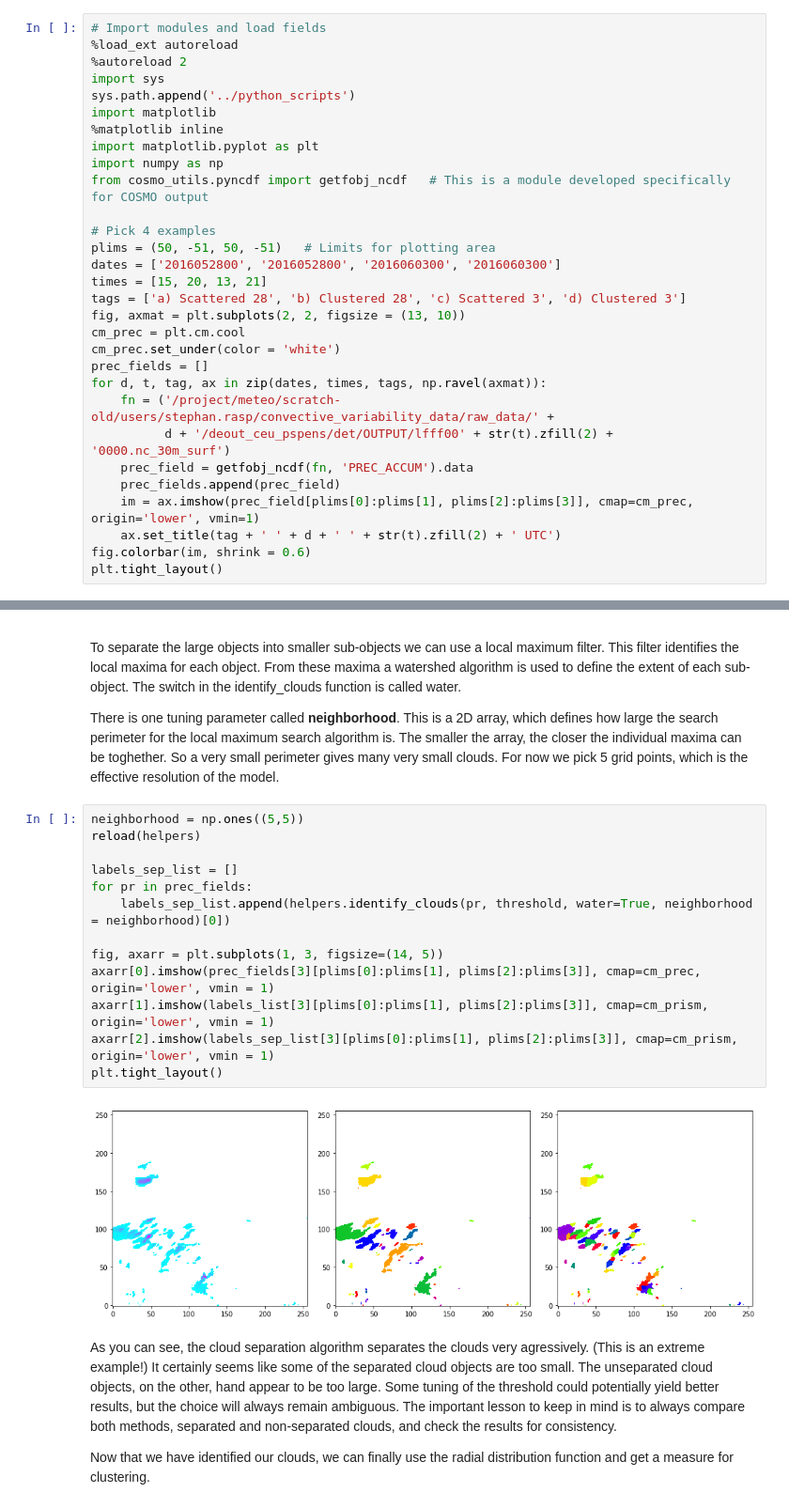
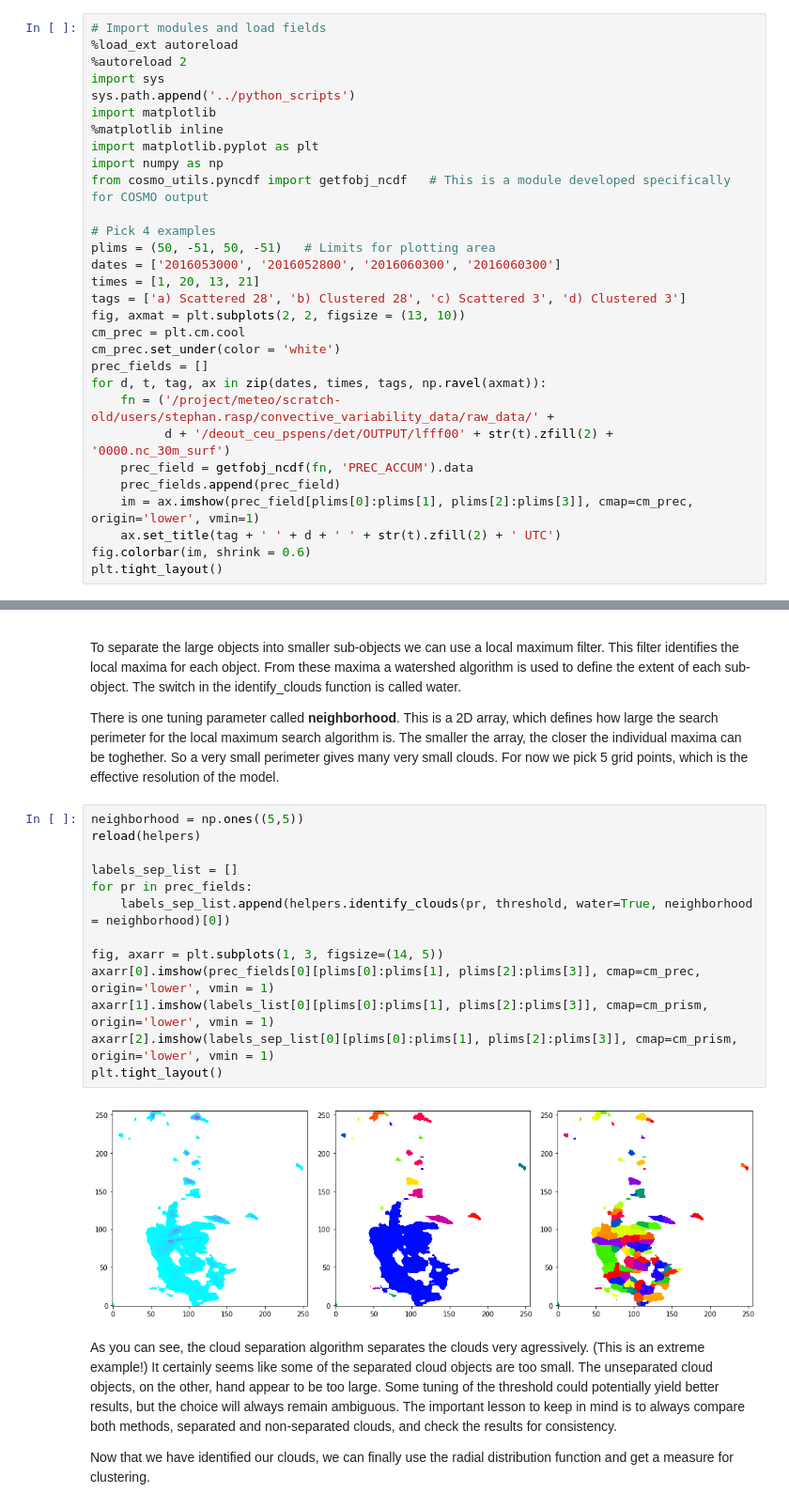
Before and after one commit to raspstephan/convective_variability_analysis, a Jupyter notebook: jupyter_notebooks/clustering_rdf.ipynb, the cells around one changed output, grey strips where cells are left out. Shown: that part at 94% size. Saved outputs shown, nothing was run; the diff lists cells and outputs as text.

```diff
--- a/jupyter_notebooks/clustering_rdf.ipynb
+++ b/jupyter_notebooks/clustering_rdf.ipynb
@@ -27,8 +35,8 @@ from cosmo_utils.pyncdf import getfobj_ncdf   # This is a module developed speci
 
 # Pick 4 examples
 plims = (50, -51, 50, -51)   # Limits for plotting area
-dates = ['2016052800', '2016052800', '2016060300', '2016060300']
-times = [15, 20, 13, 21]
+dates = ['2016053000', '2016052800', '2016060300', '2016060300']
+times = [1, 20, 13, 21]
 tags = ['a) Scattered 28', 'b) Clustered 28', 'c) Scattered 3', 'd) Clustered 3']
 fig, axmat = plt.subplots(2, 2, figsize = (13, 10))
 cm_prec = plt.cm.cool
@@ -76,18 +84,18 @@ There is one tuning parameter called **neighborhood**. This is a 2D array, which
 # %%
 neighborhood = np.ones((5,5))
 reload(helpers)
 
 labels_sep_list = []
 for pr in prec_fields:
     labels_sep_list.append(helpers.identify_clouds(pr, threshold, water=True, neighborhood = neighborhood)[0])
 
 fig, axarr = plt.subplots(1, 3, figsize=(14, 5))
-axarr[0].imshow(prec_fields[3][plims[0]:plims[1], plims[2]:plims[3]], cmap=cm_prec, origin='lower', vmin = 1)
-axarr[1].imshow(labels_list[3][plims[0]:plims[1], plims[2]:plims[3]], cmap=cm_prism, origin='lower', vmin = 1)
-axarr[2].imshow(labels_sep_list[3][plims[0]:plims[1], plims[2]:plims[3]], cmap=cm_prism, origin='lower', vmin = 1)
+axarr[0].imshow(prec_fields[0][plims[0]:plims[1], plims[2]:plims[3]], cmap=cm_prec, origin='lower', vmin = 1)
+axarr[1].imshow(labels_list[0][plims[0]:plims[1], plims[2]:plims[3]], cmap=cm_prism, origin='lower', vmin = 1)
+axarr[2].imshow(labels_sep_list[0][plims[0]:plims[1], plims[2]:plims[3]], cmap=cm_prism, origin='lower', vmin = 1)
 plt.tight_layout()
 # %% [output]
-[figure, old version]
+[figure, new version]
 # %% [markdown]
 As you can see, the cloud separation algorithm separates the clouds very agressively. (This is an extreme example!) It certainly seems like some of the separated cloud objects are too small. The unseparated cloud objects, on the other, hand appear to be too large. Some tuning of the threshold could potentially yield better results, but the choice will always remain ambiguous. The important lesson to keep in mind is to always compare both methods, separated and non-separated clouds, and check the results for consistency.
 
```
Also changed, not shown: parts of 7 cells of this notebook, 2 other files.
